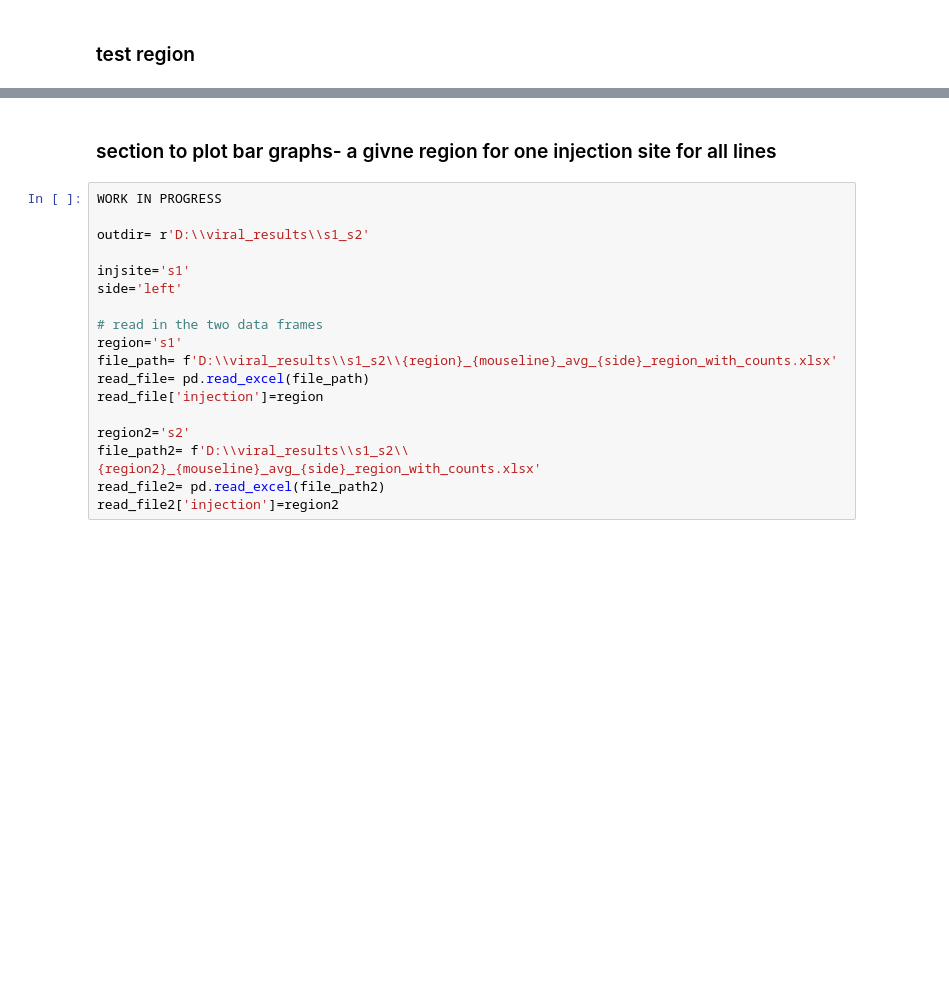
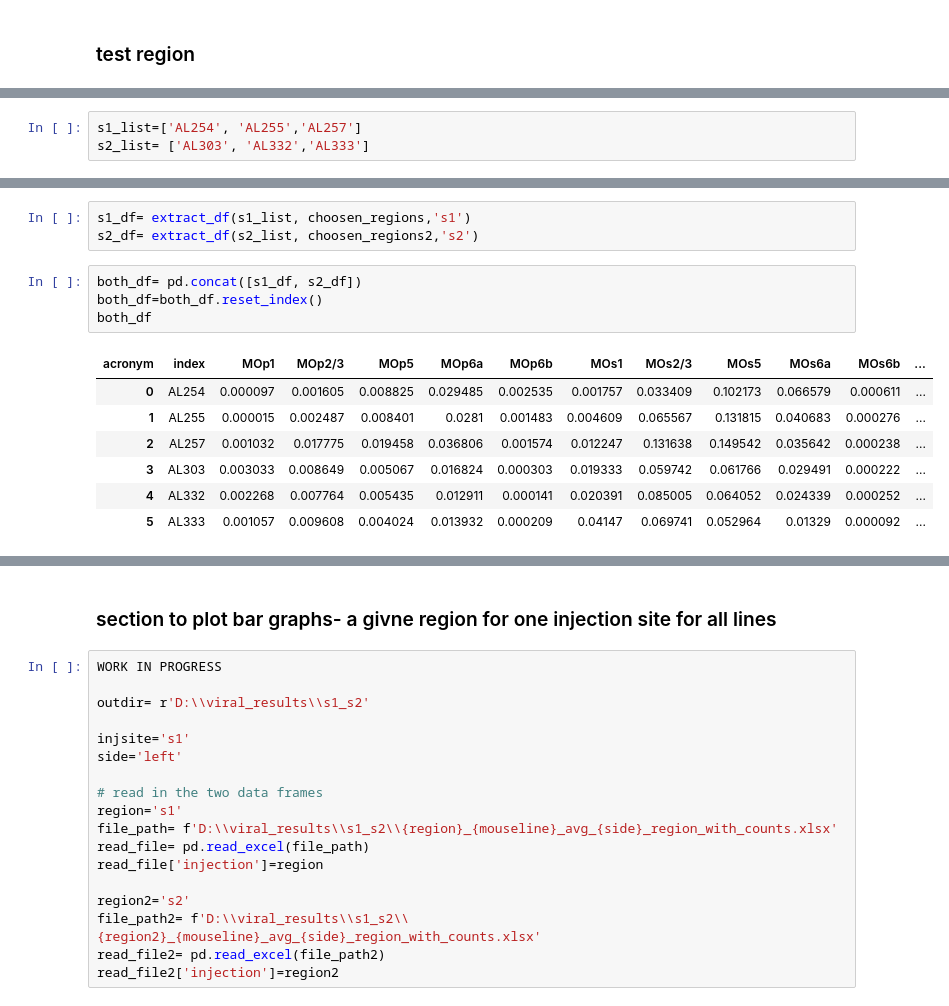
Before and after one commit to YANQI-LIU/Image_Registration, a Jupyter notebook: plotting_sns.ipynb, the cells around one changed output, grey strips where cells are left out. Cells and saved outputs as stored; diff of their text form; blank space fills up the shorter version.

```diff
--- a/plotting_sns.ipynb
+++ b/plotting_sns.ipynb
@@ -818,0 +724,3 @@ plt.show()
+# %%
+s1_list=['AL254', 'AL255','AL257']
+s2_list= ['AL303', 'AL332','AL333']
@@ -818,0 +810,15 @@ plt.show()
+# %%
+s1_df= extract_df(s1_list, choosen_regions,'s1')
+s2_df= extract_df(s2_list, choosen_regions2,'s2')
+# %%
+both_df= pd.concat([s1_df, s2_df])
+both_df=both_df.reset_index()
+both_df
+# %% [output]
+| acronym | index | MOp1 | MOp2/3 | MOp5 | MOp6a | MOp6b | MOs1 | MOs2/3 | MOs5 | MOs6a | MOs6b | ... |
+| 0 | AL254 | 0.000097 | 0.001605 | 0.008825 | 0.029485 | 0.002535 | 0.001757 | 0.033409 | 0.102173 | 0.066579 | 0.000611 | ... |
+| 1 | AL255 | 0.000015 | 0.002487 | 0.008401 | 0.0281 | 0.001483 | 0.004609 | 0.065567 | 0.131815 | 0.040683 | 0.000276 | ... |
+| 2 | AL257 | 0.001032 | 0.017775 | 0.019458 | 0.036806 | 0.001574 | 0.012247 | 0.131638 | 0.149542 | 0.035642 | 0.000238 | ... |
+| 3 | AL303 | 0.003033 | 0.008649 | 0.005067 | 0.016824 | 0.000303 | 0.019333 | 0.059742 | 0.061766 | 0.029491 | 0.000222 | ... |
+| 4 | AL332 | 0.002268 | 0.007764 | 0.005435 | 0.012911 | 0.000141 | 0.020391 | 0.085005 | 0.064052 | 0.024339 | 0.000252 | ... |
+| 5 | AL333 | 0.001057 | 0.009608 | 0.004024 | 0.013932 | 0.000209 | 0.04147 | 0.069741 | 0.052964 | 0.01329 | 0.000092 | ... |
```
Also changed, not shown: parts of 41 cells of this notebook.
